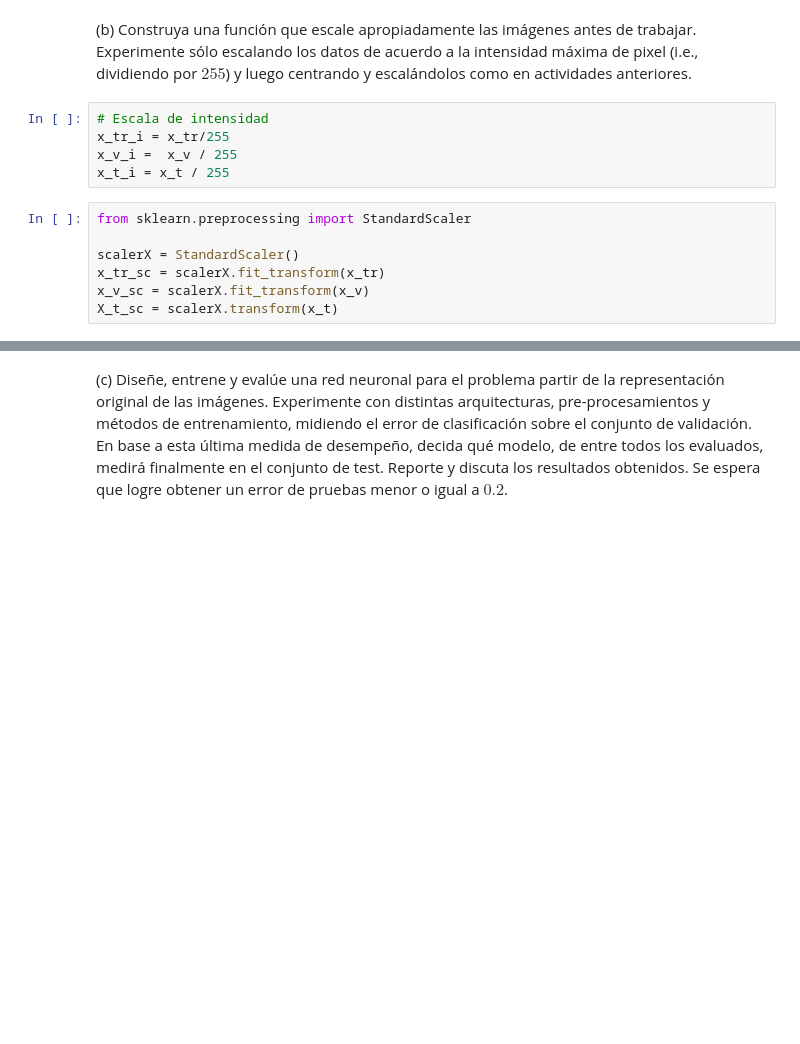
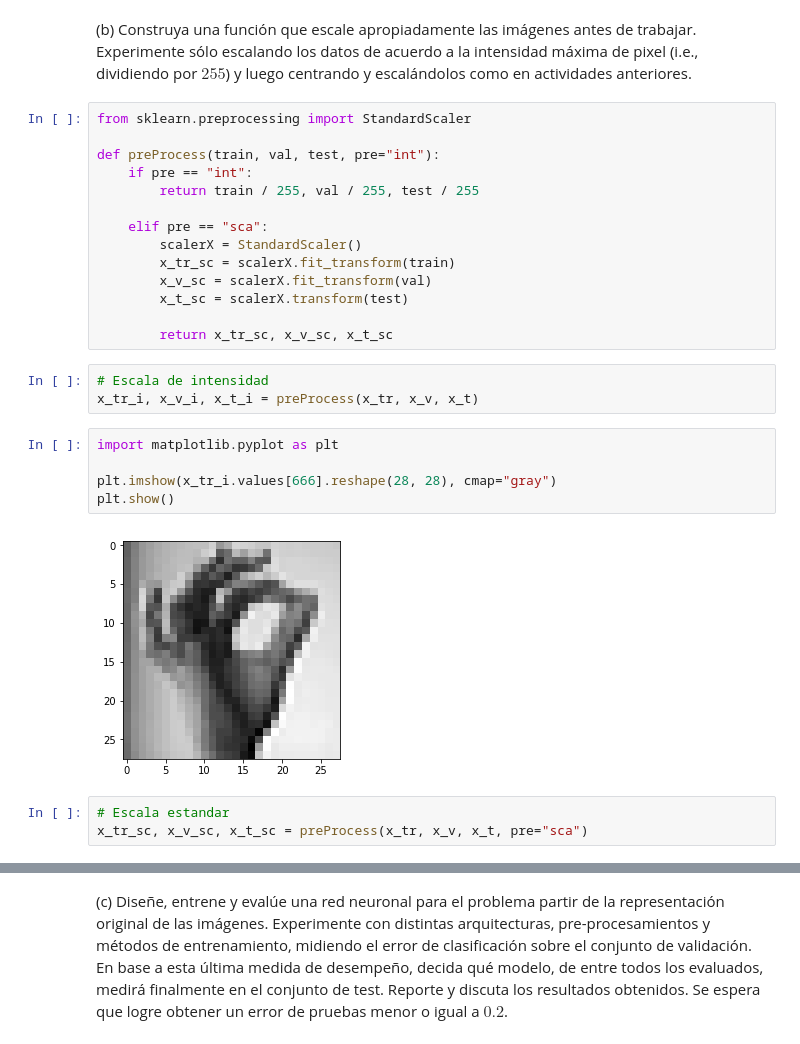
Before and after one commit to dsanmartin/INF578-HW, a Jupyter notebook: 3/Tarea3-ML.ipynb, the cells around one changed output, grey strips where cells are left out. Drawn from its saved outputs; the diff is of its cells as text; blank space fills up the shorter version.

```diff
--- a/3/Tarea3-ML.ipynb
+++ b/3/Tarea3-ML.ipynb
@@ -1086,15 +825,30 @@ def load_data():
 x_tr, x_v, x_t, y_tr, y_v, y_t = load_data()
 # %% [markdown]
 (b) Construya una función que escale apropiadamente las imágenes antes de trabajar. Experimente sólo escalando los datos de acuerdo a la intensidad máxima de pixel (i.e., dividiendo por $255$) y luego centrando y escalándolos como en actividades anteriores.
+# %%
+from sklearn.preprocessing import StandardScaler
+
+def preProcess(train, val, test, pre="int"):
+    if pre == "int":
+        return train / 255, val / 255, test / 255
+
+    elif pre == "sca":
+        scalerX = StandardScaler()
+        x_tr_sc = scalerX.fit_transform(train)
+        x_v_sc = scalerX.fit_transform(val)
+        x_t_sc = scalerX.transform(test)
+
+        return x_tr_sc, x_v_sc, x_t_sc
 # %%
 # Escala de intensidad
-x_tr_i = x_tr/255
-x_v_i =  x_v / 255
-x_t_i = x_t / 255
+x_tr_i, x_v_i, x_t_i = preProcess(x_tr, x_v, x_t)
-# %%
-from sklearn.preprocessing import StandardScaler
-
-scalerX = StandardScaler()
-x_tr_sc = scalerX.fit_transform(x_tr)
-x_v_sc = scalerX.fit_transform(x_v)
-X_t_sc = scalerX.transform(x_t)
+# %%
+import matplotlib.pyplot as plt
+
+plt.imshow(x_tr_i.values[666].reshape(28, 28), cmap="gray")
+plt.show()
+# %% [output]
+[figure, added]
+# %%
+# Escala estandar
+x_tr_sc, x_v_sc, x_t_sc = preProcess(x_tr, x_v, x_t, pre="sca")
```
Also changed, not shown: parts of 104 cells of this notebook.
